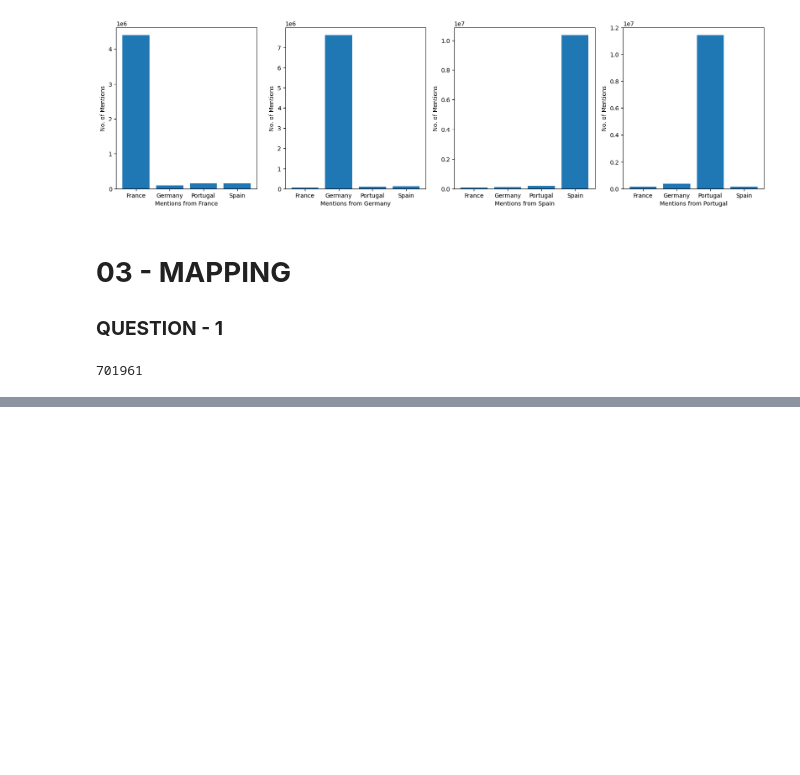
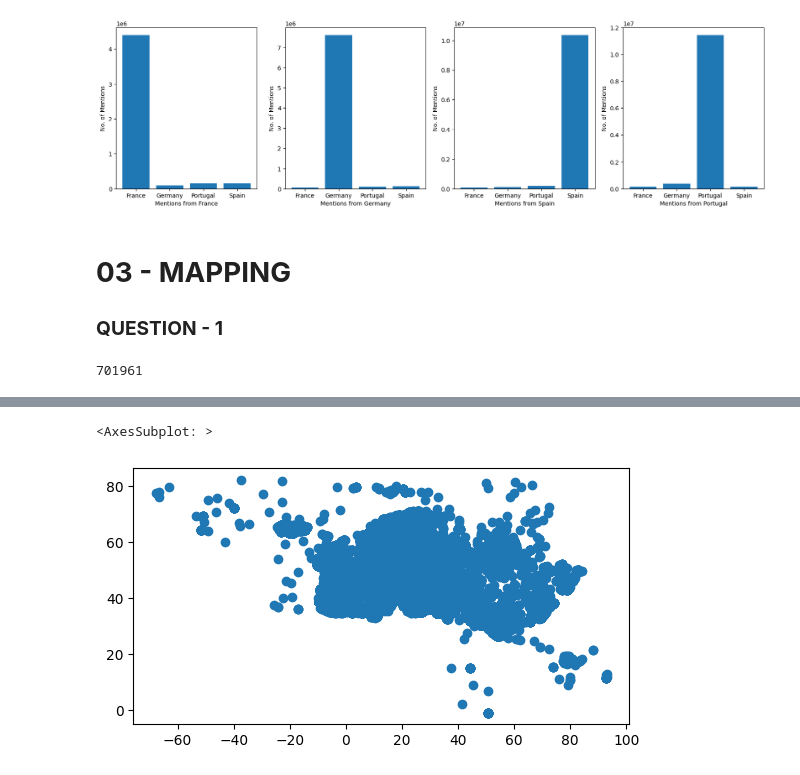
Before and after one commit to katoxiv/X-Notebooks, a Jupyter notebook: Twitter_Coursework/01_Basic_Stats.ipynb, the cells around one changed output, grey strips where cells are left out. Cells and saved outputs as stored; diff of their text form; code cells hidden in the pictures; blank space fills up the shorter version.

Commit message:
split files into users, mapping and basic stats

```diff
--- a/Twitter_Coursework/01_Basic_Stats.ipynb
+++ b/Twitter_Coursework/01_Basic_Stats.ipynb
@@ -667,0 +658,22 @@ len(mapping_df)
+# %%
+%%time
+# Long and Lat - clean up
+mapping_df[['long' , 'lat']] = mapping_df['coordinates'].str.split(',' , expand = True)
+
+# Long
+mapping_df['long'] = mapping_df['long'].apply(lambda x : x[1:])#.astype('float')
+mapping_df['long'] = mapping_df['long'].astype('float')
+
+# Lat
+mapping_df['lat'] = mapping_df['lat'].apply(lambda x : x[:-1])#.astype('float')
+mapping_df['lat'] = mapping_df['lat'].astype('float')
+
+# mapping_df.drop('coordinates' , inplace = True , axis = 1)
+# %%
+geometry = [Point(xy) for xy in zip(mapping_df['long'], mapping_df['lat'])]
+gdf = GeoDataFrame(mapping_df, geometry=geometry)
+# %%
+gdf.plot()
+# %% [output]
+<AxesSubplot: >
+[figure, added]
```
Also changed, not shown: parts of 4 cells of this notebook, 3 other files.
